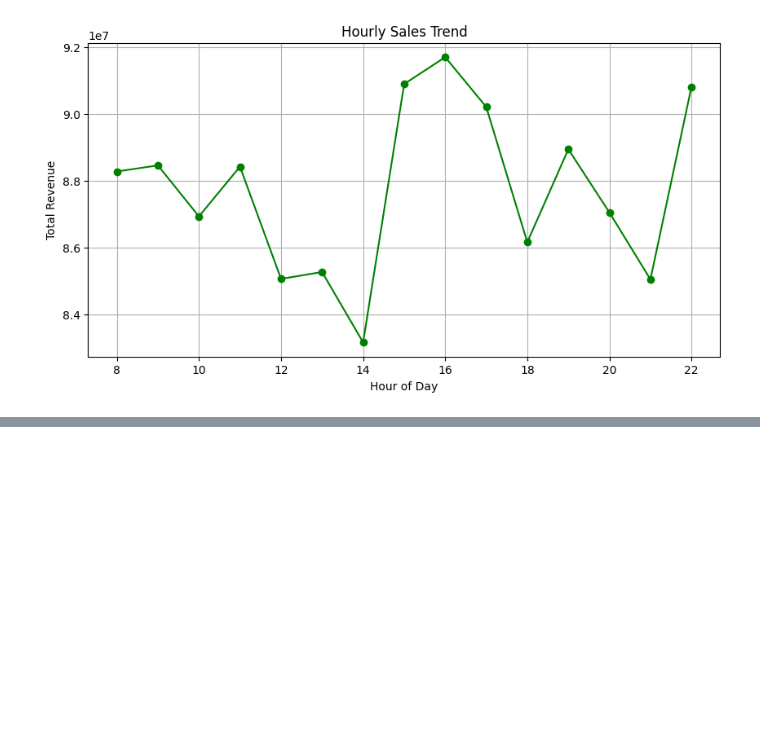
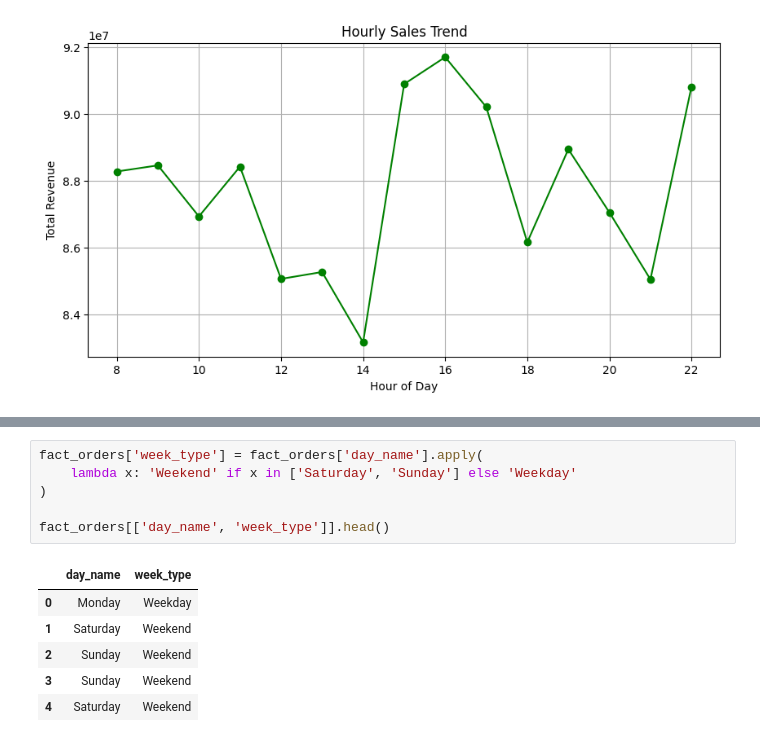
Before and after one commit to utkarshdhangar5/retail-sales-inventory-analytics, a Jupyter notebook: notebooks/ExploratoryDataAnalysis.ipynb, the cells around one changed output, grey strips where cells are left out. Saved outputs shown, nothing was run; the diff lists cells and outputs as text; blank space fills up the shorter version.

```diff
--- a/notebooks/ExploratoryDataAnalysis.ipynb
+++ b/notebooks/ExploratoryDataAnalysis.ipynb
@@ -602,0 +623,13 @@ plt.show()
+# %%
+fact_orders['week_type'] = fact_orders['day_name'].apply(
+    lambda x: 'Weekend' if x in ['Saturday', 'Sunday'] else 'Weekday'
+)
+
+fact_orders[['day_name', 'week_type']].head()
+# %% [output]
+|  | day_name | week_type |
+| 0 | Monday | Weekday |
+| 1 | Saturday | Weekend |
+| 2 | Sunday | Weekend |
+| 3 | Sunday | Weekend |
+| 4 | Saturday | Weekend |
```
Also changed, not shown: parts of 9 cells of this notebook.
